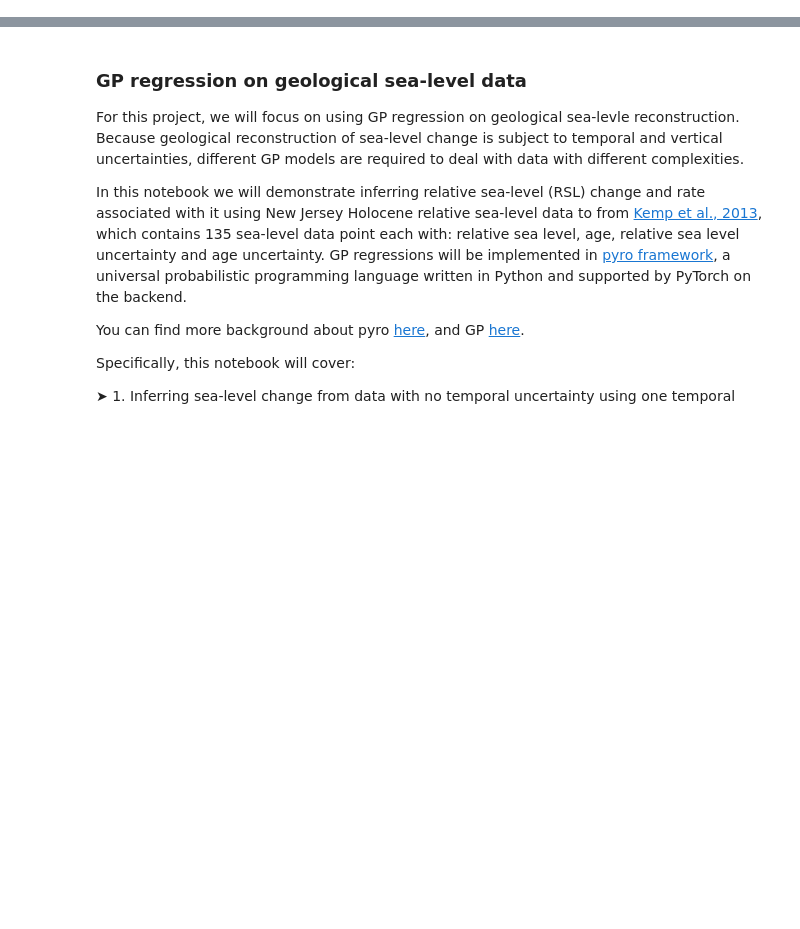
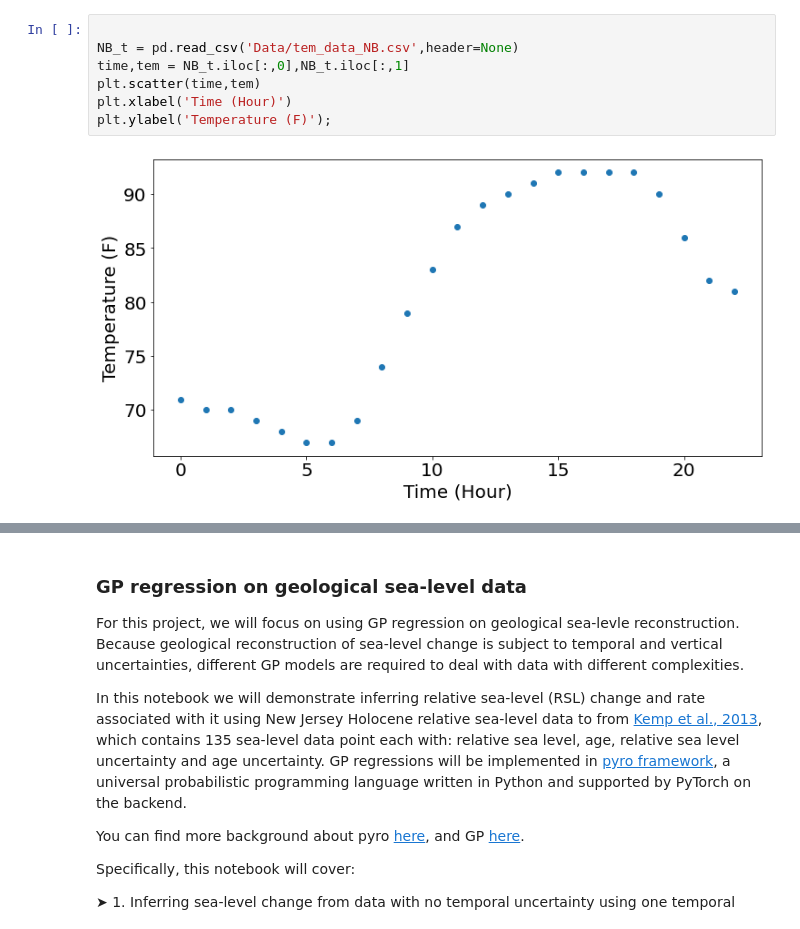
Before and after one commit to radical-collaboration/PaleoSTeHM, a Jupyter notebook: Tutorials/2. Temporal GP/4. Temporal GP.ipynb, the cells around one changed output, grey strips where cells are left out. Drawn from its saved outputs; the diff is of its cells as text; blank space fills up the shorter version.

```diff
--- a/Tutorials/2. Temporal GP/PaleoSTeHM_Temporal.ipynb
+++ b/Tutorials/2. Temporal GP/4. Temporal GP.ipynb
@@ -34,0 +47,9 @@ The difference between these two method will be demonstrated in this notebook.
+# %%
+
+NB_t = pd.read_csv('Data/tem_data_NB.csv',header=None)
+time,tem = NB_t.iloc[:,0],NB_t.iloc[:,1]
+plt.scatter(time,tem)
+plt.xlabel('Time (Hour)')
+plt.ylabel('Temperature (F)');
+# %% [output]
+[figure, added]
```
Also changed, not shown: parts of 11 cells of this notebook, 4 other files.
